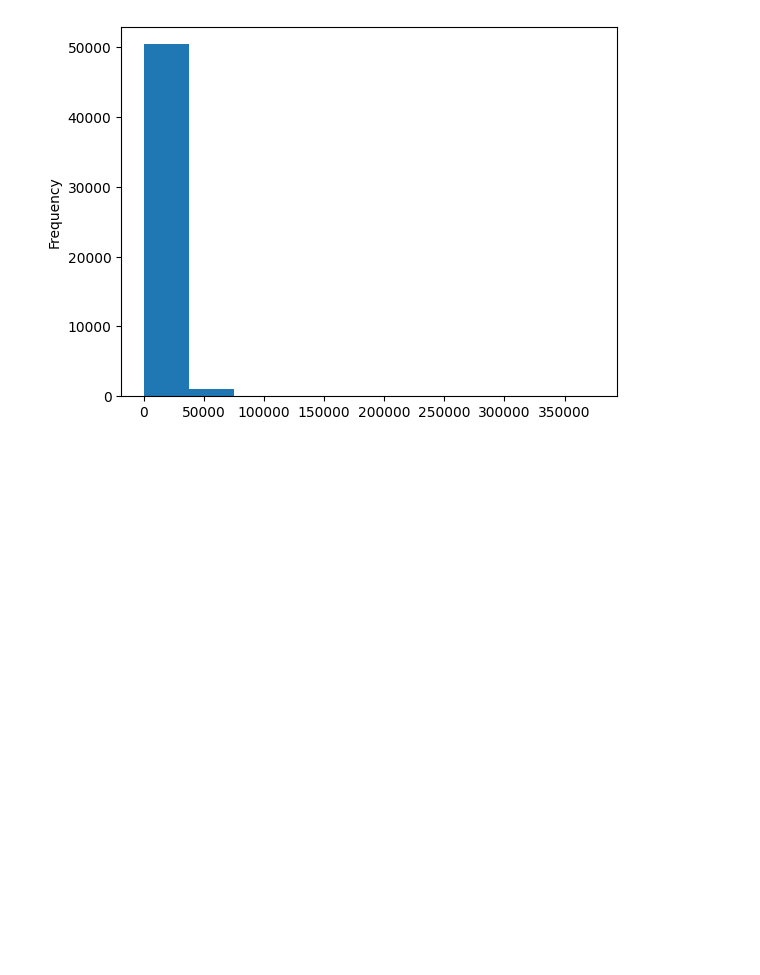
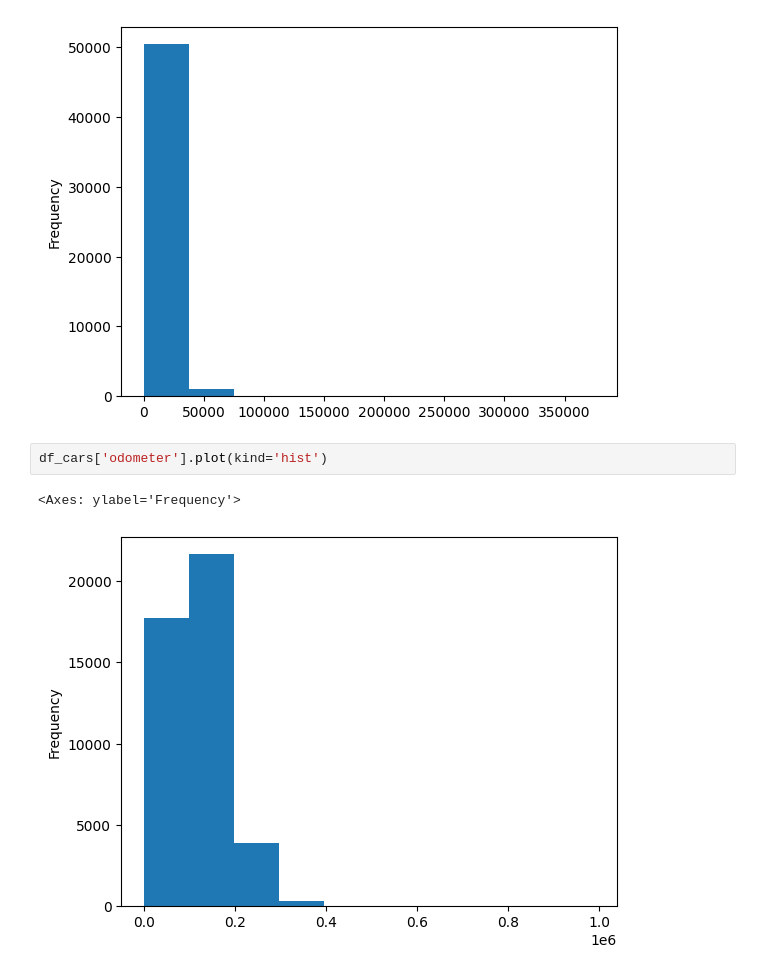
Before and after one commit to Shamikh98/Sprint_4_Project, a Jupyter notebook: notebooks/EDA.ipynb, the cells around one changed output. Cells and saved outputs as stored; diff of their text form; blank space fills up the shorter version.

```diff
--- a/notebooks/EDA.ipynb
+++ b/notebooks/EDA.ipynb
@@ -62,3 +62,8 @@ df_cars['price'].plot(kind='hist')
 # %% [output]
 <Axes: ylabel='Frequency'>
 [figure]
+# %%
+df_cars['odometer'].plot(kind='hist')
+# %% [output]
+<Axes: ylabel='Frequency'>
+[figure, added]
```
Also changed, not shown: parts of 1 cell of this notebook.
